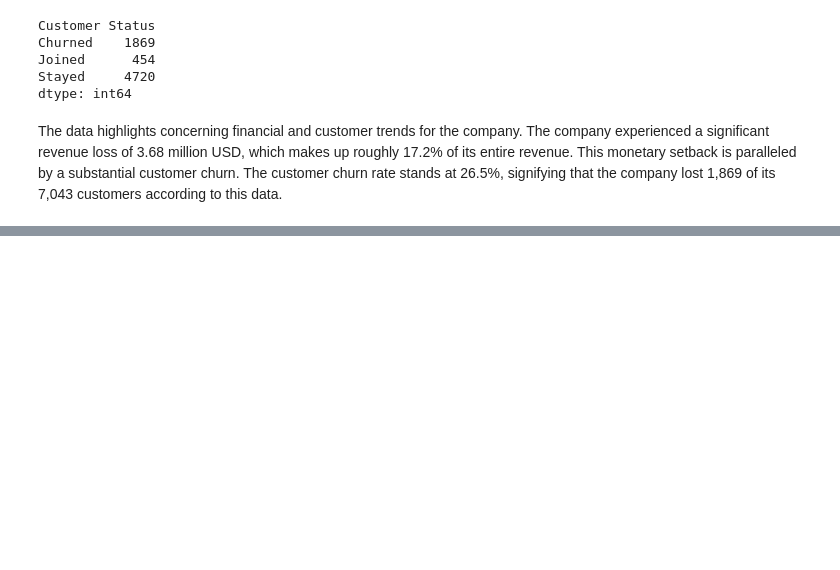
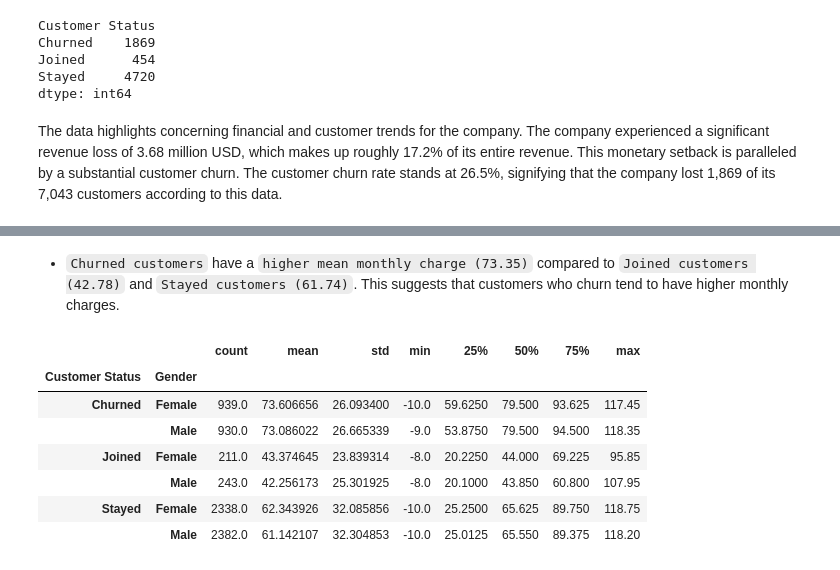
Before and after one commit to bhutto17/Telecom-Churn-Analysis, a Jupyter notebook: Telecom_Churn_Analysis.ipynb, the cells around one changed output, grey strips where cells are left out. Cells and saved outputs as stored; diff of their text form; code cells hidden in the pictures; blank space fills up the shorter version.

```diff
--- a/Telecom_Churn_Analysis.ipynb
+++ b/Telecom_Churn_Analysis.ipynb
@@ -234,0 +251,13 @@ The data highlights concerning financial and customer trends for the company. Th
+# %% [markdown]
+- `Churned customers` have a `higher mean monthly charge (73.35)` compared to `Joined customers (42.78)` and `Stayed customers (61.74)`. This suggests that customers who churn tend to have higher monthly charges.
+# %%
+df.groupby(['Customer Status','Gender'])['Monthly Charge'].describe()
+# %% [output]
+|  |  | count | mean | std | min | 25% | 50% | 75% | max |
+| Customer Status | Gender |  |  |  |  |  |  |  |  |
+| Churned | Female | 939.0 | 73.606656 | 26.093400 | -10.0 | 59.6250 | 79.500 | 93.625 | 117.45 |
+|  | Male | 930.0 | 73.086022 | 26.665339 | -9.0 | 53.8750 | 79.500 | 94.500 | 118.35 |
+| Joined | Female | 211.0 | 43.374645 | 23.839314 | -8.0 | 20.2250 | 44.000 | 69.225 | 95.85 |
+|  | Male | 243.0 | 42.256173 | 25.301925 | -8.0 | 20.1000 | 43.850 | 60.800 | 107.95 |
+| Stayed | Female | 2338.0 | 62.343926 | 32.085856 | -10.0 | 25.2500 | 65.625 | 89.750 | 118.75 |
+|  | Male | 2382.0 | 61.142107 | 32.304853 | -10.0 | 25.0125 | 65.550 | 89.375 | 118.20 |
```
Also changed, not shown: parts of 6 cells of this notebook.
